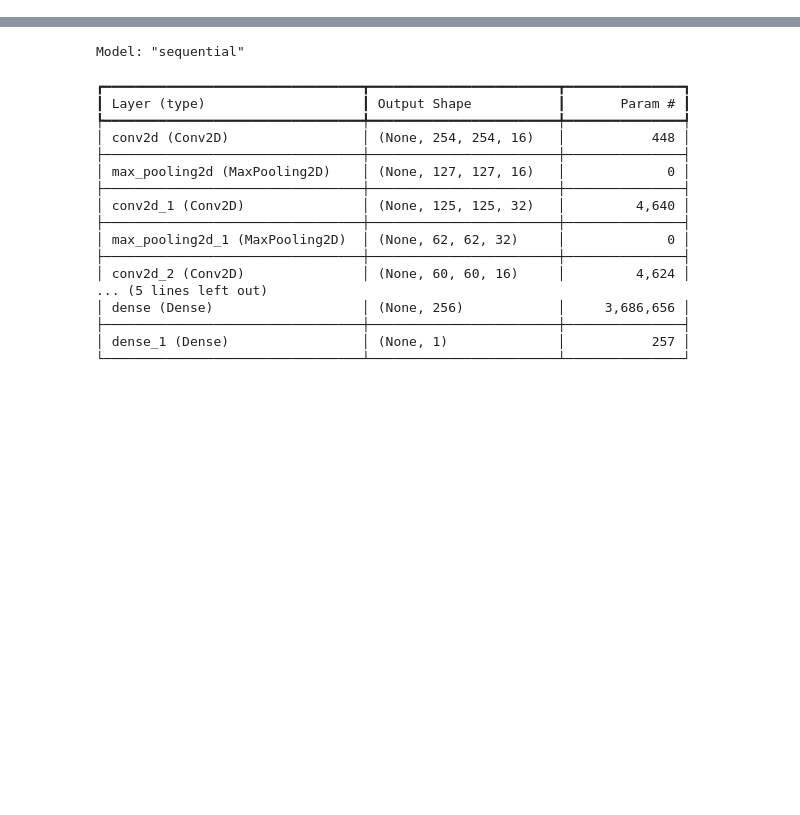
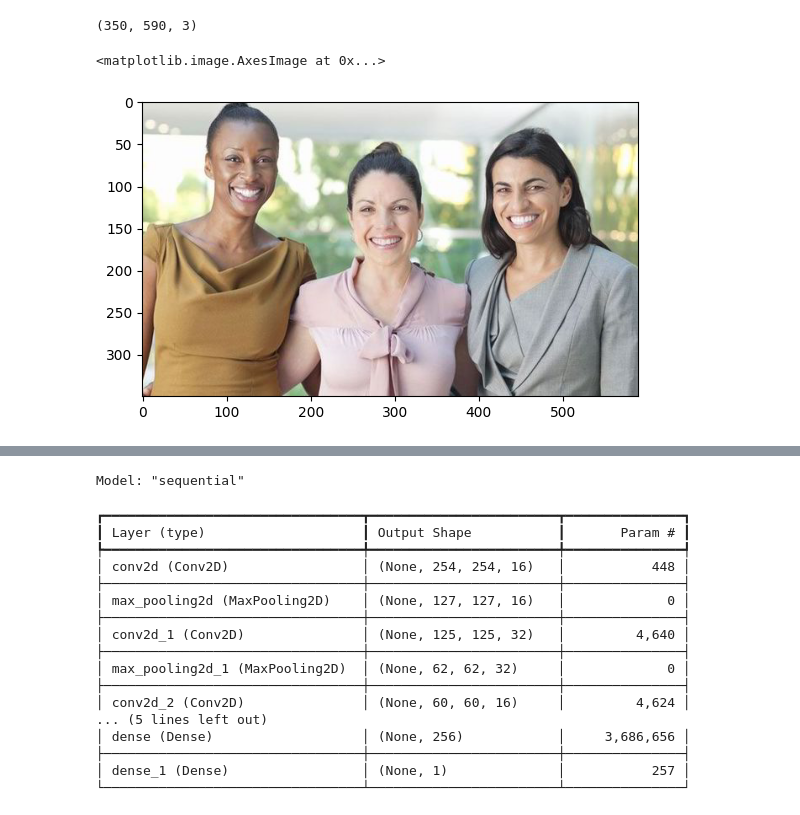
Before and after one commit to prathamj937/Happy-or-Sad-Predictor, a Jupyter notebook: happy_or_sad.ipynb, the cells around one changed output, grey strips where cells are left out. Cells and saved outputs as stored; diff of their text form; code cells hidden in the pictures; blank space fills up the shorter version.

```diff
--- a/happy_or_sad.ipynb
+++ b/happy_or_sad.ipynb
@@ -2,0 +9,3 @@
+# %%
+img_exts = ["jpg","jpeg","png","bmp"]
+data = "/content/drive/MyDrive/data"
@@ -2,0 +32,3 @@
+# %%
+imgg = cv2.imread(os.path.join(data,"happy","1-2.jpg"))
+print(imgg)
@@ -2,0 +53,9 @@
+# %%
+imgg.shape
+# %% [output]
+(350, 590, 3)
+# %%
+plt.imshow(cv2.cvtColor(imgg,cv2.COLOR_BGR2RGB))
+# %% [output]
+<matplotlib.image.AxesImage at 0x...>
+[figure, added]
```
Also changed, not shown: parts of 42 cells of this notebook.
